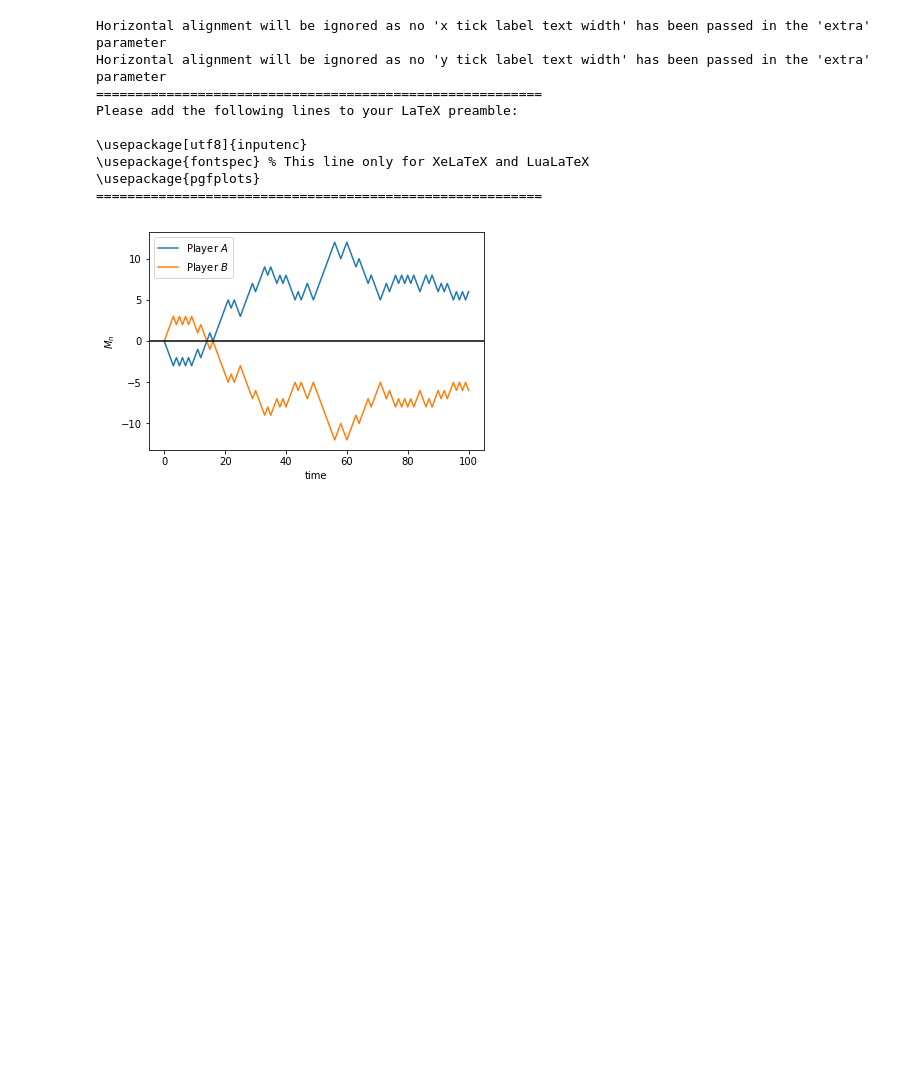
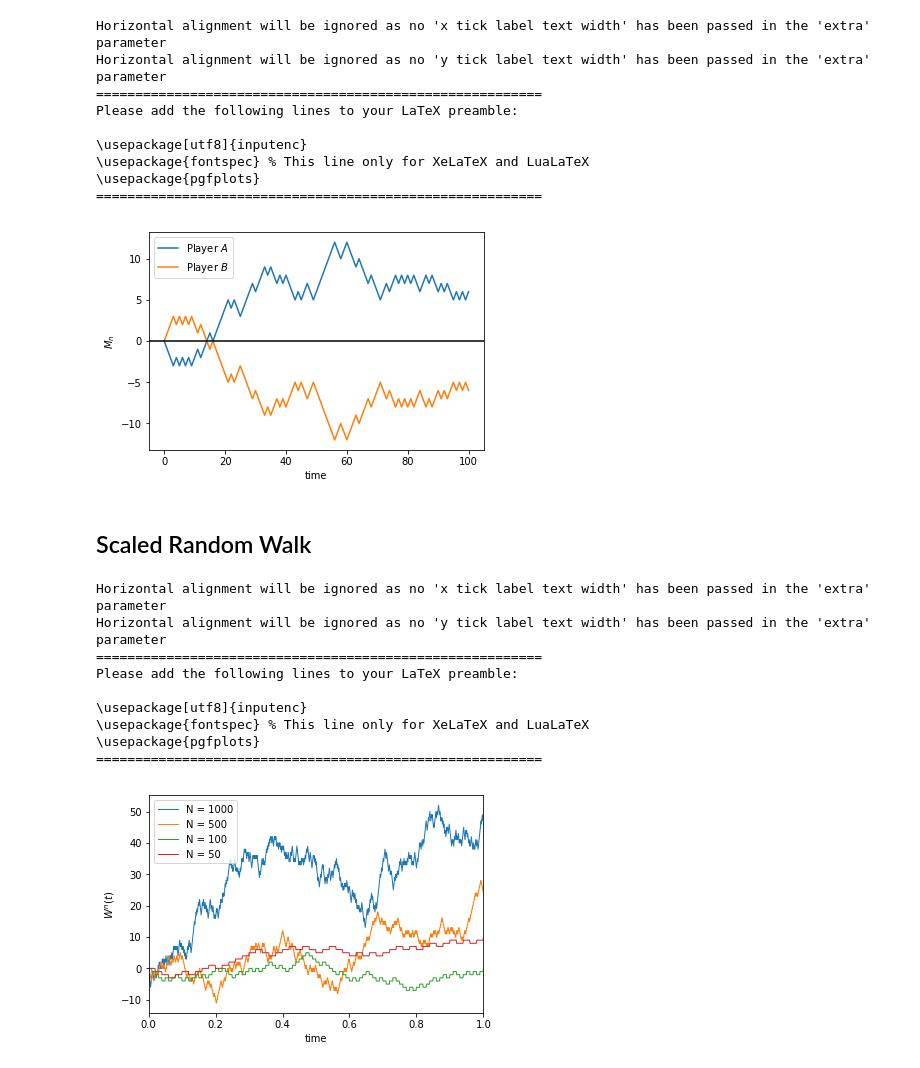
Before and after one commit to gerdm/TGMAFFIRO, a Jupyter notebook: notebooks/graphics.ipynb, the cells around one changed output. Saved outputs shown, nothing was run; the diff lists cells and outputs as text; code cells hidden in the pictures; blank space fills up the shorter version.

Commit message:
Added graphics; more Ch.3 stuff

```diff
--- a/notebooks/graphics.ipynb
+++ b/notebooks/graphics.ipynb
@@ -47,3 +51,40 @@ Please add the following lines to your LaTeX preamble:
 \usepackage{pgfplots}
 =========================================================
 [figure]
+# %% [markdown]
+## Scaled Random Walk
+# %%
+scaled_random_walk  = lambda partitions, t: symmetric_random_walk(partitions * t) / sqrt(partitions)
+# %%
+breaks = 1000
+
+RW = pd.DataFrame()
+partitions = [1, 2, 10, 20]
+rw = scaled_random_walk(1, breaks)
+
+for partition in partitions:
+    new_scale = int(breaks / partition)
+    rw_new = scaled_random_walk(1, new_scale)
+    rw_new_rows = np.array([i*partition for i in range(new_scale + 1)])
+
+    RW.ix[rw_new_rows, "N = {}".format(new_scale)] = rw_new
+
+RW.index = np.linspace(0, 1, breaks + 1)
+RW.ffill(inplace=True)
+# %%
+%matplotlib inline
+RW.plot(linewidth=1)
+plt.xlabel("time")
+plt.ylabel("$W^n(t)$")
+texsave("../images/scaled_random_walk.tex")
+# %% [output]
+Horizontal alignment will be ignored as no 'x tick label text width' has been passed in the 'extra' parameter
+Horizontal alignment will be ignored as no 'y tick label text width' has been passed in the 'extra' parameter
+=========================================================
+Please add the following lines to your LaTeX preamble:
+
+\usepackage[utf8]{inputenc}
+\usepackage{fontspec} % This line only for XeLaTeX and LuaLaTeX
+\usepackage{pgfplots}
+=========================================================
+[figure, added]
```
Also changed, not shown: parts of 3 cells of this notebook, 2 other files.
